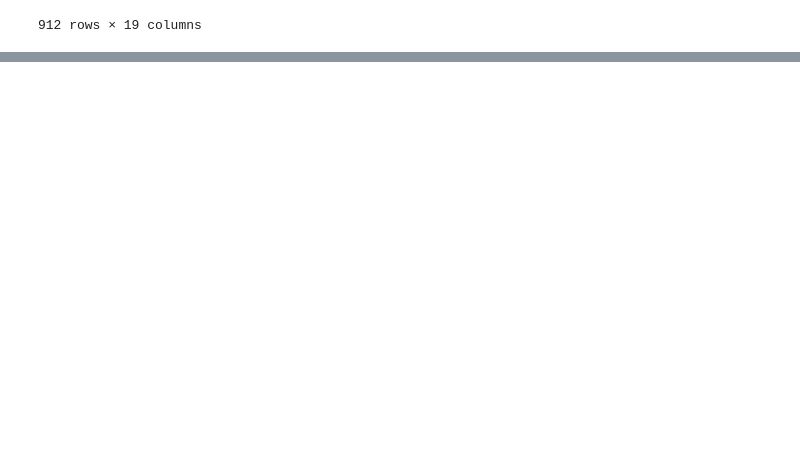
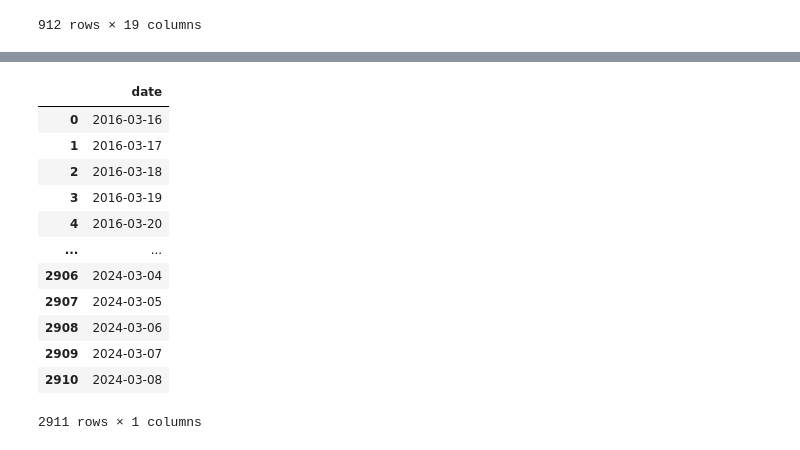
Before and after one commit to jaredfeldman/AI4AQ, a Jupyter notebook: flask_app/jupyter/prediction testing.ipynb, the cells around one changed output, grey strips where cells are left out. Saved outputs shown, nothing was run; the diff lists cells and outputs as text; code cells hidden in the pictures; blank space fills up the shorter version.

```diff
--- a/flask_app/jupyter/prediction testing.ipynb
+++ b/flask_app/jupyter/prediction testing.ipynb
@@ -214,0 +238,16 @@ temp_centroid
+# %%
+pd.read_csv('../static/data/date_range.csv')
+# %% [output]
+|  | date |
+| 0 | 2016-03-16 |
+| 1 | 2016-03-17 |
+| 2 | 2016-03-18 |
+| 3 | 2016-03-19 |
+| 4 | 2016-03-20 |
+| ... | ... |
+| 2906 | 2024-03-04 |
+| 2907 | 2024-03-05 |
+| 2908 | 2024-03-06 |
+| 2909 | 2024-03-07 |
+| 2910 | 2024-03-08 |
+2911 rows × 1 columns
```
Also changed, not shown: parts of 29 cells of this notebook, 41 other files.
